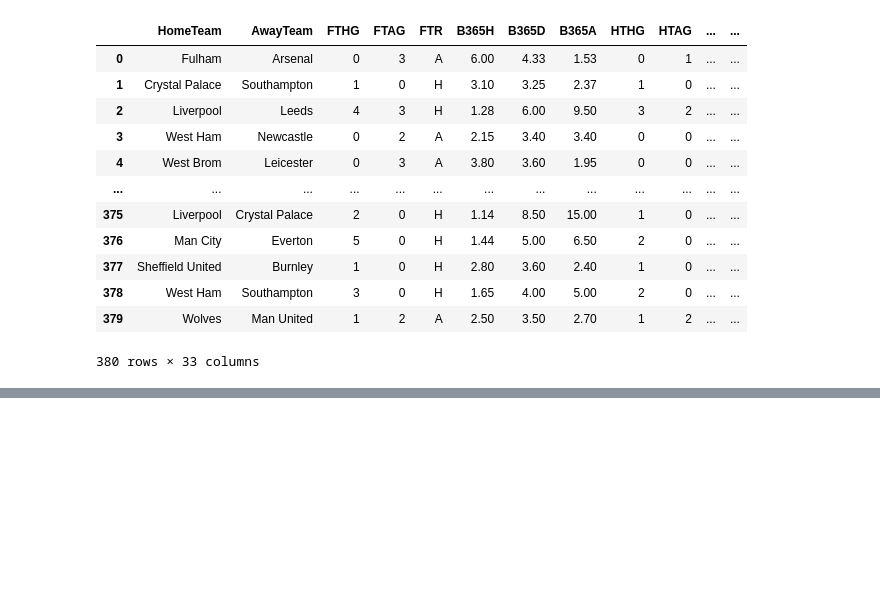
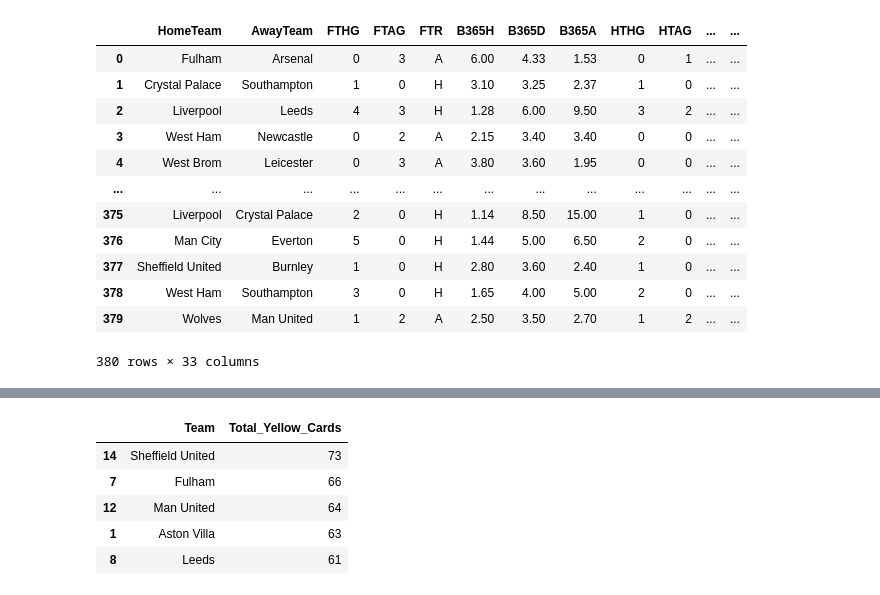
Before and after one commit to dimliaro/PremierLeagueStats, a Jupyter notebook: PLstats.ipynb, the cells around one changed output, grey strips where cells are left out. Cells and saved outputs as stored; diff of their text form; code cells hidden in the pictures; blank space fills up the shorter version.

```diff
--- a/PLstats.ipynb
+++ b/PLstats.ipynb
@@ -112,0 +165,18 @@ df
+# %%
+#same thing about yellow cards
+home_yellows = df.groupby("HomeTeam")["HY"].sum()
+away_yellows = df.groupby("AwayTeam")["AY"].sum()
+
+total_yellows = home_yellows.add(away_yellows, fill_value=0)
+
+total_yellows = total_yellows.reset_index()
+total_yellows.columns = ["Team", "Total_Yellow_Cards"]
+
+total_yellows.sort_values("Total_Yellow_Cards", ascending=False).head()
+# %% [output]
+|  | Team | Total_Yellow_Cards |
+| 14 | Sheffield United | 73 |
+| 7 | Fulham | 66 |
+| 12 | Man United | 64 |
+| 1 | Aston Villa | 63 |
+| 8 | Leeds | 61 |
```
Also changed, not shown: parts of 4 cells of this notebook, 2 other files.
